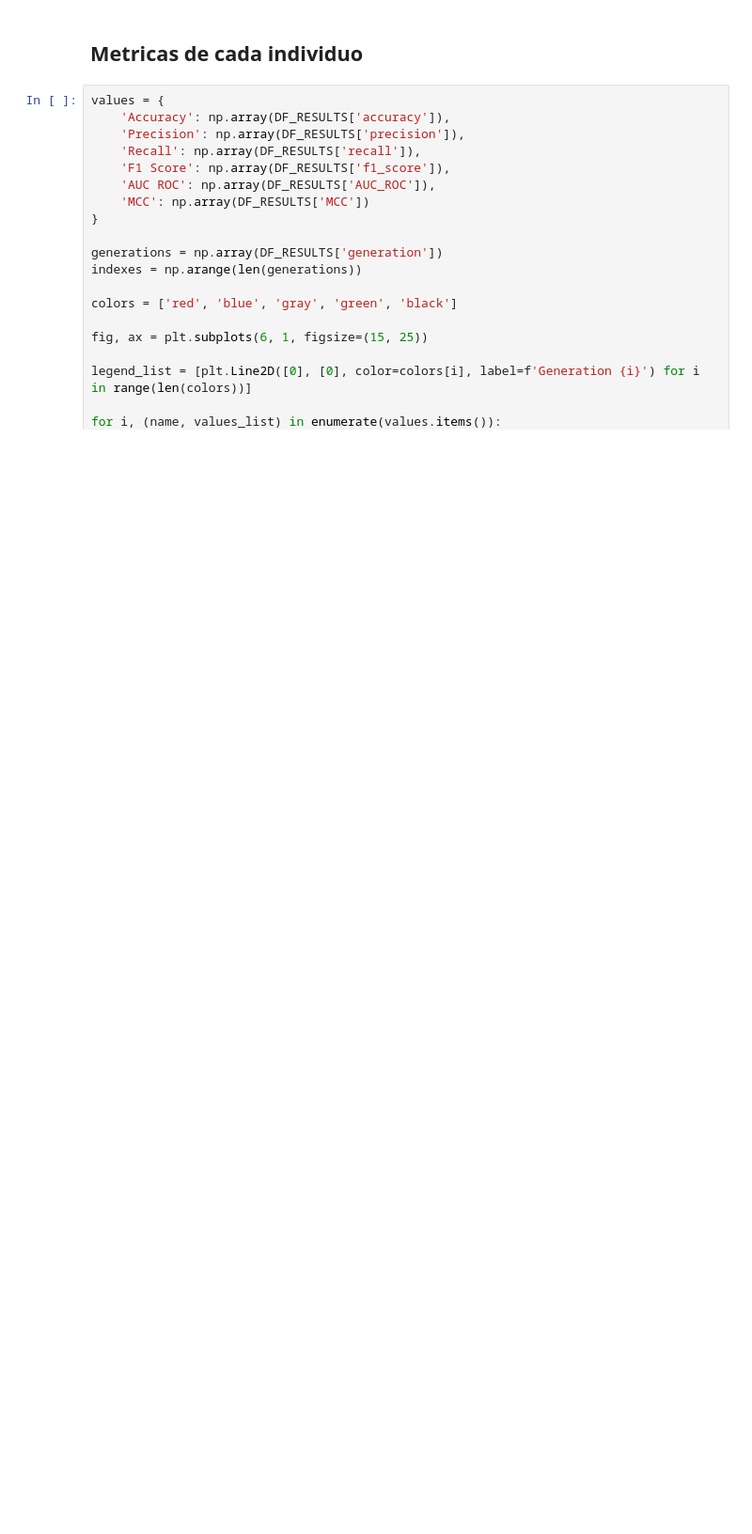
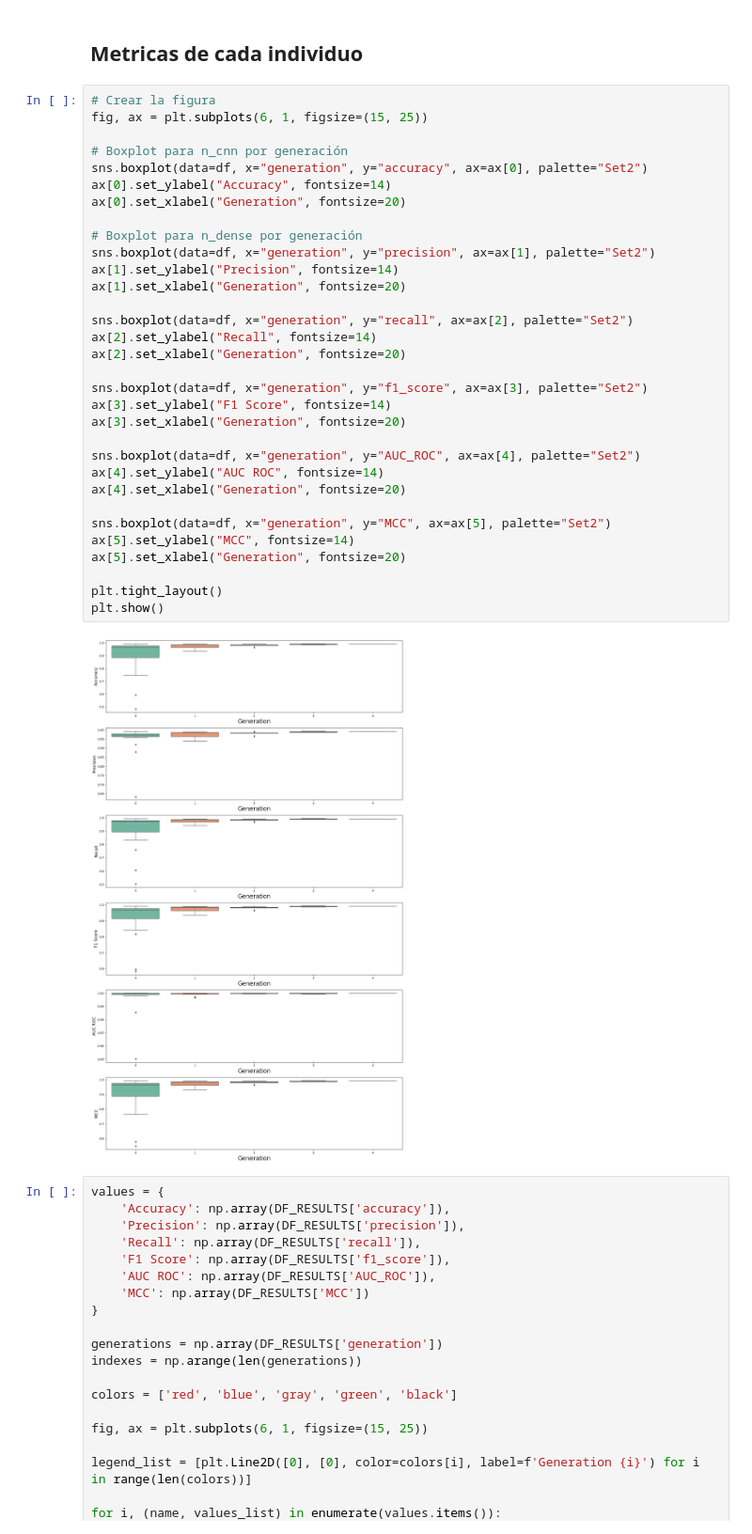
Before and after one commit to CristhianRudolf7/GeneticAlgorithmsNeuralNetworks, a Jupyter notebook: genetic-algorithms.ipynb, the cells around one changed output. Shown at 94% size. Drawn from its saved outputs; the diff is of its cells as text; blank space fills up the shorter version.

```diff
--- a/genetic-algorithms.ipynb
+++ b/genetic-algorithms.ipynb
@@ -642,6 +666,40 @@ plt.show()
 [figure]
 # %% [markdown]
 ## Metricas de cada individuo
+# %%
+# Crear la figura
+fig, ax = plt.subplots(6, 1, figsize=(15, 25))
+
+# Boxplot para n_cnn por generación
+sns.boxplot(data=df, x="generation", y="accuracy", ax=ax[0], palette="Set2")
+ax[0].set_ylabel("Accuracy", fontsize=14)
+ax[0].set_xlabel("Generation", fontsize=20)
+
+# Boxplot para n_dense por generación
+sns.boxplot(data=df, x="generation", y="precision", ax=ax[1], palette="Set2")
+ax[1].set_ylabel("Precision", fontsize=14)
+ax[1].set_xlabel("Generation", fontsize=20)
+
+sns.boxplot(data=df, x="generation", y="recall", ax=ax[2], palette="Set2")
+ax[2].set_ylabel("Recall", fontsize=14)
+ax[2].set_xlabel("Generation", fontsize=20)
+
+sns.boxplot(data=df, x="generation", y="f1_score", ax=ax[3], palette="Set2")
+ax[3].set_ylabel("F1 Score", fontsize=14)
+ax[3].set_xlabel("Generation", fontsize=20)
+
+sns.boxplot(data=df, x="generation", y="AUC_ROC", ax=ax[4], palette="Set2")
+ax[4].set_ylabel("AUC ROC", fontsize=14)
+ax[4].set_xlabel("Generation", fontsize=20)
+
+sns.boxplot(data=df, x="generation", y="MCC", ax=ax[5], palette="Set2")
+ax[5].set_ylabel("MCC", fontsize=14)
+ax[5].set_xlabel("Generation", fontsize=20)
+
+plt.tight_layout()
+plt.show()
+# %% [output]
+[figure, added]
 # %%
 values = {
     'Accuracy': np.array(DF_RESULTS['accuracy']),
```
Also changed, not shown: parts of 5 cells of this notebook, 17 other files.
